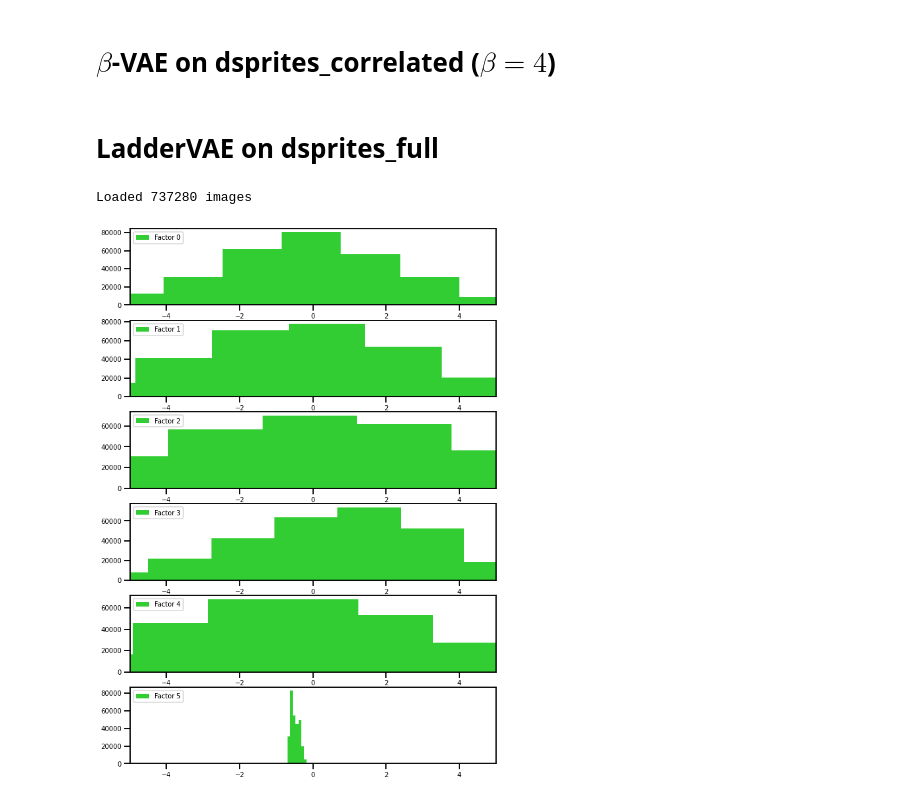
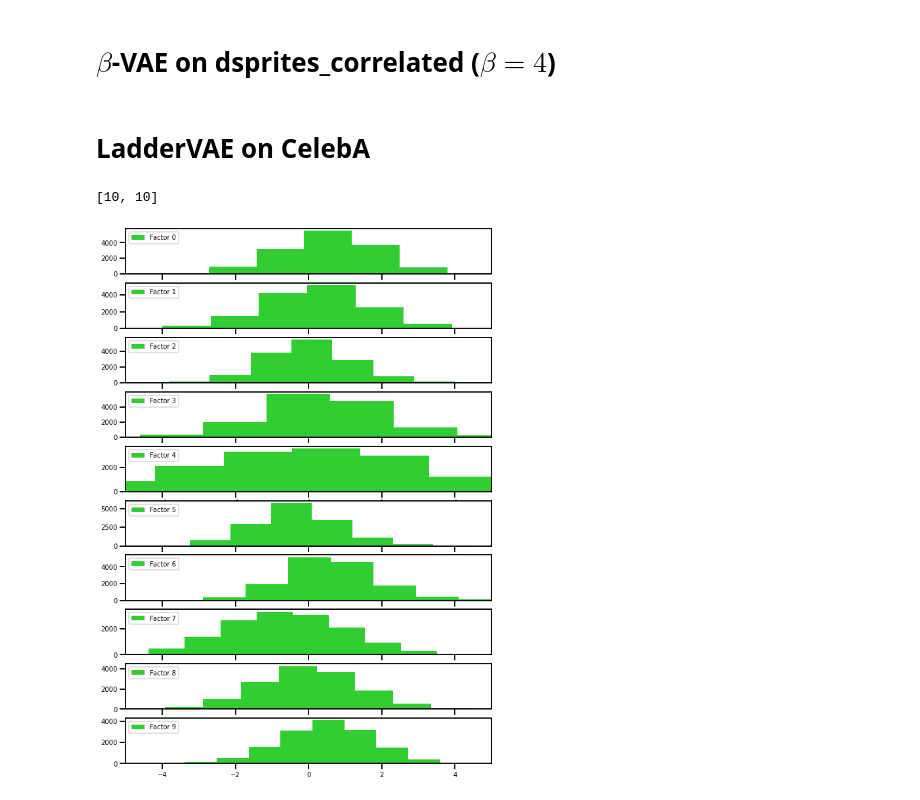
Before and after one commit to muhammadyaseen/vae-disentanglement, a Jupyter notebook: Latent Encoding Investigaton.ipynb, the cells around one changed output. Saved outputs shown, nothing was run; the diff lists cells and outputs as text; code cells hidden in the pictures.

```diff
--- a/Latent Encoding Investigaton.ipynb
+++ b/Latent Encoding Investigaton.ipynb
@@ -24,7 +24,7 @@ from notebook_utils import *
 %matplotlib inline
 sns.set_context('talk', font_scale=1.2, rc={'lines.linewidth': 1.5})
 # %%
-curr_dev = torch.device("cuda:7")
+curr_dev = torch.device("cuda:1")
 batch_size = 144
 seed = 123
 
@@ -919,30 +919,30 @@ show_traversal_plot(model_dsprites_corrb4, anchor_image, limit=2, interp_step=1/
 show_traversal_plot(model_dsprites_corrb4, anchor_image, limit=2, interp_step=1/5, dim=4, mode='relative')
 show_traversal_plot(model_dsprites_corrb4, anchor_image, limit=2, interp_step=1/5, dim=5, mode='relative')
 # %% [markdown]
-# LadderVAE on dsprites_full
+# LadderVAE on CelebA
 # %%
 beta = 4.0
-z_dim = 6
+z1_dim , z2_dim = 10,10
+z_dim = [z1_dim , z2_dim]
 batch_size = 144
-checkpoint_path="../pl-dt-test/laddervae-dsprites/version_9/checkpoints/epoch=22-step=105983.ckpt"
+checkpoint_path="../pl-dt-test/laddervae-celeba/version_5/checkpoints/epoch=152-step=215117.ckpt"
 
 
 acts_for_dsprites_corrb4, dsprites_corr_datasetb4, model_dsprites_corrb4  = laddervae_load_model_and_data_and_get_activations(
-                    dset_name='dsprites_full', dset_path='../datasets',
+                    dset_name='celeba', dset_path='../datasets',
                     batch_size=batch_size, z_dim=z_dim , beta=beta,
                     checkpoint_path=checkpoint_path, current_device=curr_dev,
-                    activation_type='without_labels', seed=123,  batches=2000, in_channels=1,
-                    activations_for_latent_layer='z1'
+                    activation_type='without_labels', seed=123,  batches=100, in_channels=3
     )
 # %% [output]
-Loaded 737280 images
+[10, 10]
 # %%
-fig, axes = plt.subplots(6, figsize=(10,15))
+fig, axes = plt.subplots(z1_dim, figsize=(10,15))
 
-for a in range(6):
-    axes[a].hist(acts_for_dsprites_corrb4[a], label=f"Factor {a}", color='limegreen')
+for a in range(z1_dim):
+    axes[a].hist(acts_for_dsprites_corrb4['z1'][a], label=f"Factor {a}", color='limegreen')
     axes[a].tick_params(axis='both', which='major', labelsize=10)
     axes[a].legend(prop={'size': 10}, loc='upper left')
     axes[a].set_xlim(-5,5)
 # %% [output]
-[figure, old version]
+[figure, new version]
```
Also changed, not shown: parts of 6 cells of this notebook, 7 other files.
